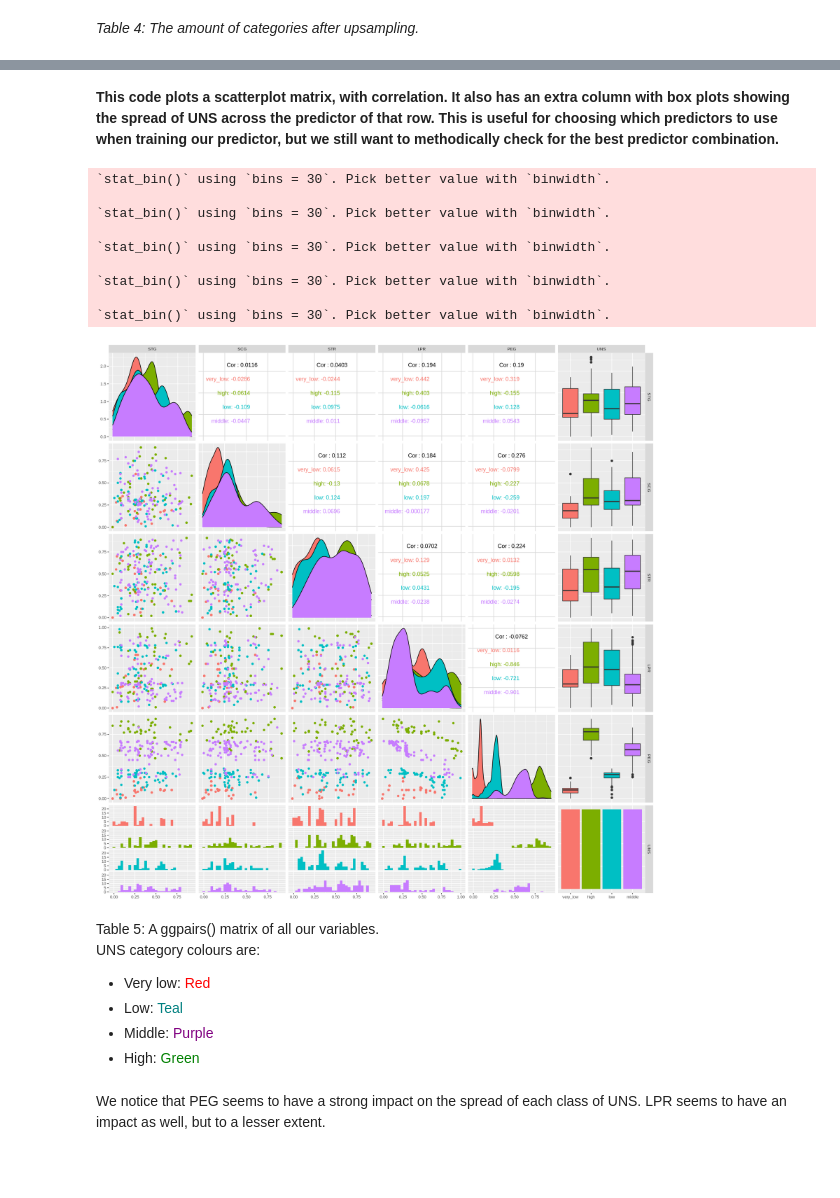
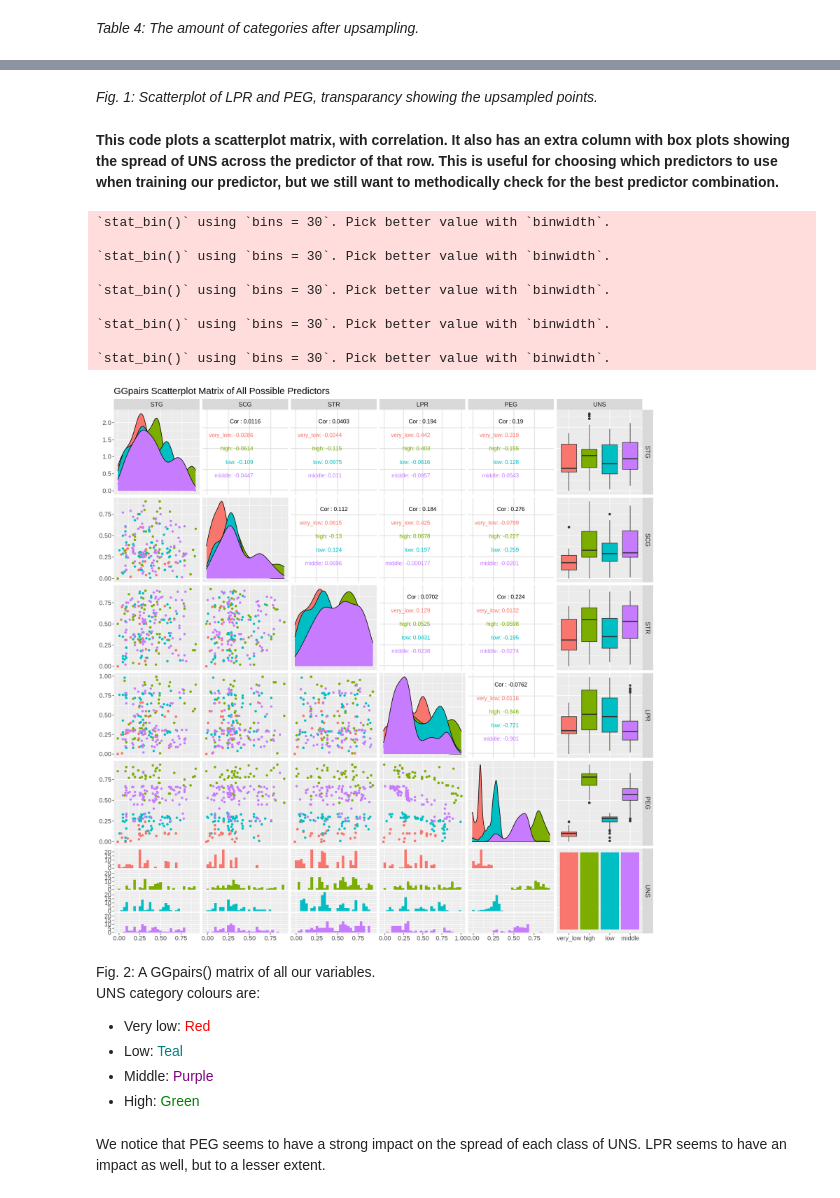
Before and after one commit to knices/user-knowledge-project, a Jupyter notebook: final report.ipynb, the cells around one changed output, grey strips where cells are left out. Drawn from its saved outputs; the diff is of its cells as text; code cells hidden in the pictures; blank space fills up the shorter version.

```diff
--- a/final report.ipynb
+++ b/final report.ipynb
@@ -174,2 +182,4 @@ A tibble: 4 × 2
+# %% [markdown]
+*Fig. 1: Scatterplot of LPR and PEG, transparancy showing the upsampled points.*
 # %% [markdown]
 
@@ -178,24 +187,25 @@ A tibble: 4 × 2
 # %%
 options(repr.plot.width = 15, repr.plot.height = 15)
 knowledge_ggpairs <- upsampled_training %>%
     ggpairs(mapping=ggplot2::aes(colour = UNS)) +
-    theme(text = element_text(size = 10))
+    theme(text = element_text(size = 15)) +
+    ggtitle("GGpairs Scatterplot Matrix of All Possible Predictors")
 
 
 knowledge_ggpairs
 # %% [output]
 `stat_bin()` using `bins = 30`. Pick better value with `binwidth`.
 
 `stat_bin()` using `bins = 30`. Pick better value with `binwidth`.
 
 `stat_bin()` using `bins = 30`. Pick better value with `binwidth`.
 
 `stat_bin()` using `bins = 30`. Pick better value with `binwidth`.
 
 `stat_bin()` using `bins = 30`. Pick better value with `binwidth`.
-[figure, old version]
+[figure, new version]
 # %% [markdown]
-Table 5: A ggpairs() matrix of all our variables. <br />
+Fig. 2: A GGpairs() matrix of all our variables. <br />
 UNS category colours are:<br />
 - Very low: <font color='red'>Red</font>
 - Low: <font color='teal'>Teal</font>
```
Also changed, not shown: parts of 22 cells of this notebook.
